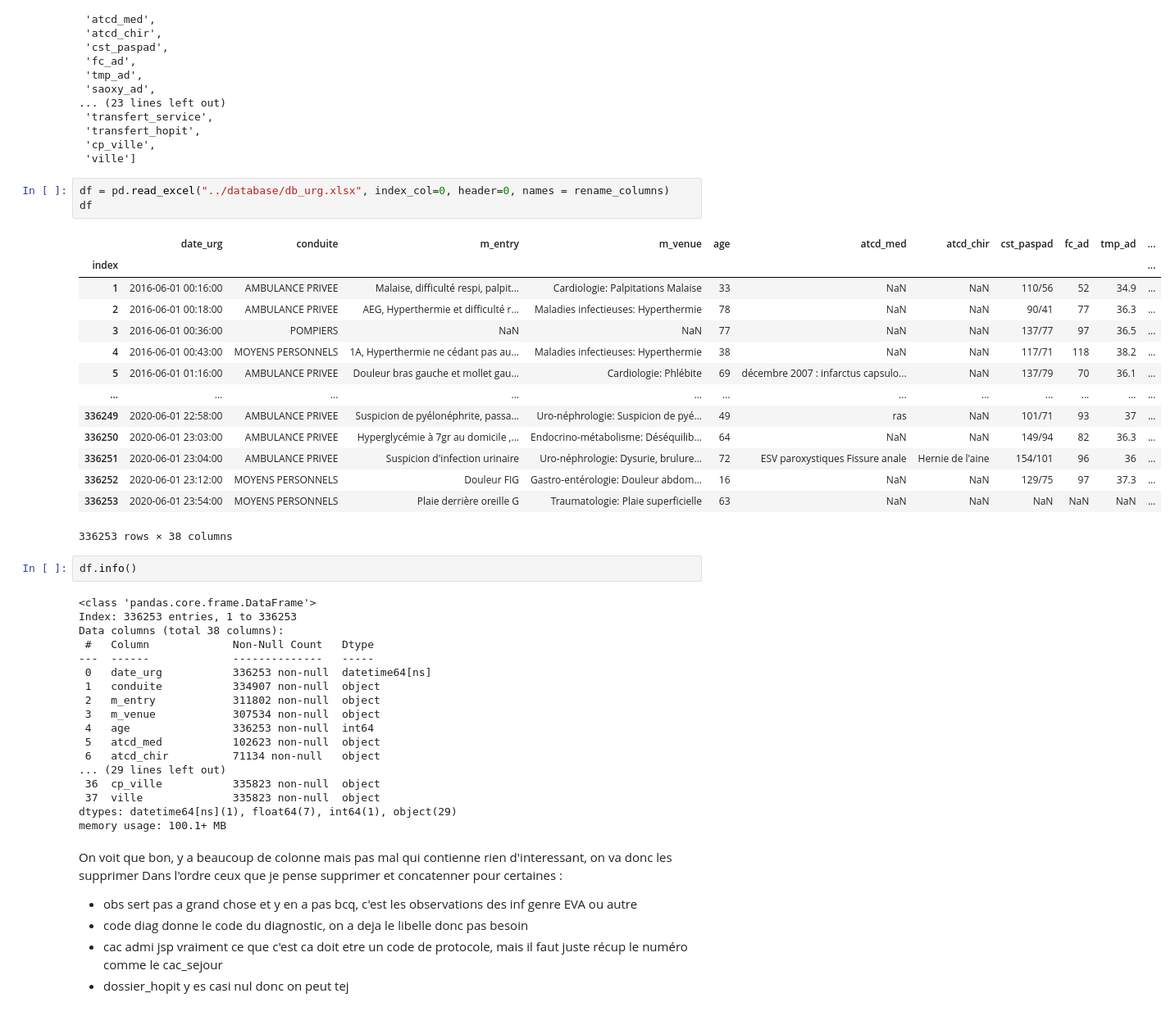
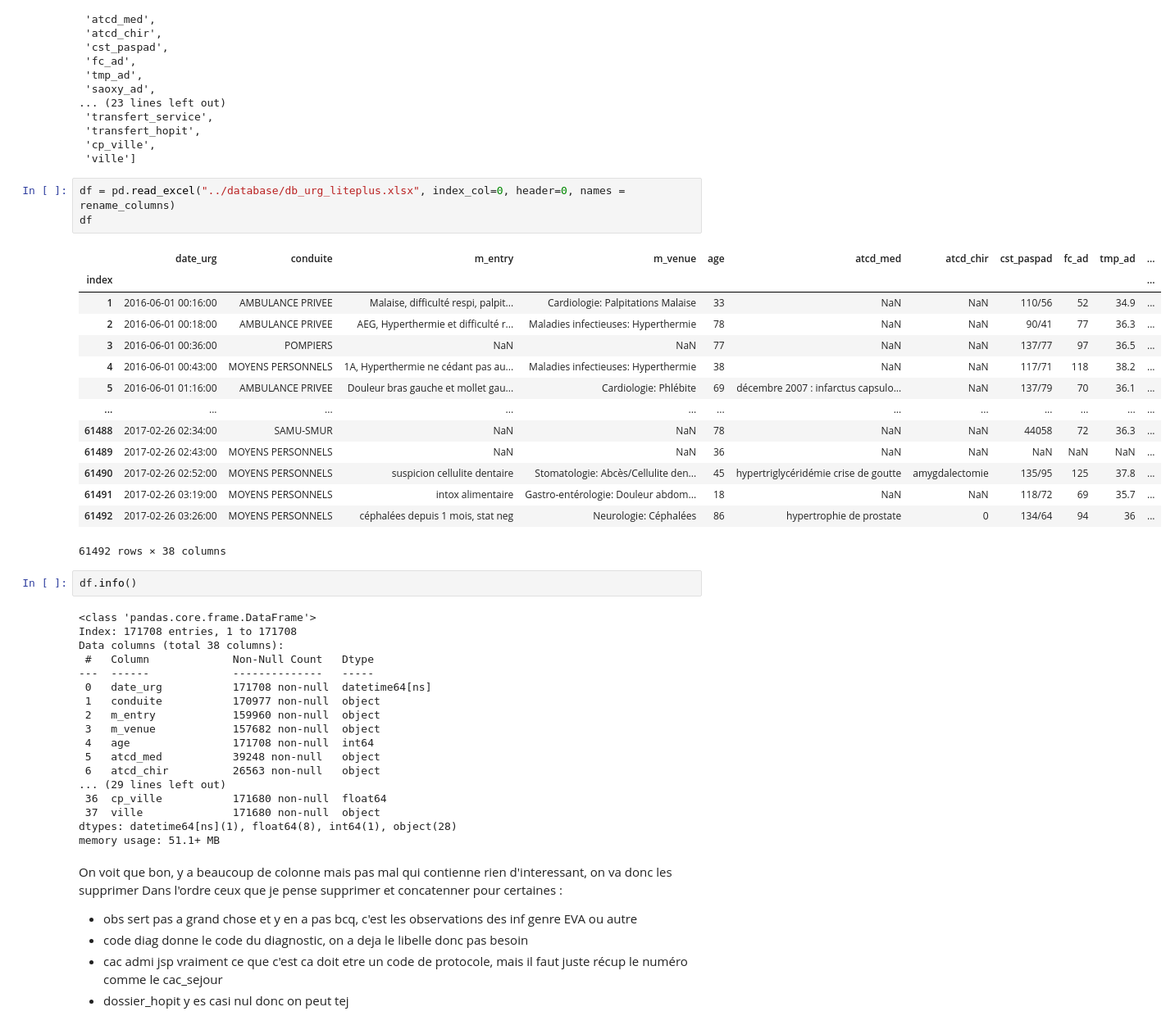
Before and after one commit to CharlesNkdl/FilRouge_Centrale, a Jupyter notebook: src/main.ipynb, the cells around one changed output. Shown at 82% size. Saved outputs shown, nothing was run; the diff lists cells and outputs as text.

```diff
--- a/src/main.ipynb
+++ b/src/main.ipynb
@@ -73,43 +73,43 @@ rename_columns
  'cp_ville',
  'ville']
 # %%
-df = pd.read_excel("../database/db_urg.xlsx", index_col=0, header=0, names = rename_columns)
+df = pd.read_excel("../database/db_urg_liteplus.xlsx", index_col=0, header=0, names = rename_columns)
 df
 # %% [output]
 |  | date_urg | conduite | m_entry | m_venue | age | atcd_med | atcd_chir | cst_paspad | fc_ad | tmp_ad | ... |
 | index |  |  |  |  |  |  |  |  |  |  | ... |
 | 1 | 2016-06-01 00:16:00 | AMBULANCE PRIVEE | Malaise, difficulté respi, palpit... | Cardiologie: Palpitations Malaise | 33 | NaN | NaN | 110/56 | 52 | 34.9 | ... |
 | 2 | 2016-06-01 00:18:00 | AMBULANCE PRIVEE | AEG, Hyperthermie et difficulté r... | Maladies infectieuses: Hyperthermie | 78 | NaN | NaN | 90/41 | 77 | 36.3 | ... |
 | 3 | 2016-06-01 00:36:00 | POMPIERS | NaN | NaN | 77 | NaN | NaN | 137/77 | 97 | 36.5 | ... |
 | 4 | 2016-06-01 00:43:00 | MOYENS PERSONNELS | 1A, Hyperthermie ne cédant pas au... | Maladies infectieuses: Hyperthermie | 38 | NaN | NaN | 117/71 | 118 | 38.2 | ... |
 | 5 | 2016-06-01 01:16:00 | AMBULANCE PRIVEE | Douleur bras gauche et mollet gau... | Cardiologie: Phlébite | 69 | décembre 2007 : infarctus capsulo... | NaN | 137/79 | 70 | 36.1 | ... |
 | ... | ... | ... | ... | ... | ... | ... | ... | ... | ... | ... | ... |
-| 336249 | 2020-06-01 22:58:00 | AMBULANCE PRIVEE | Suspicion de pyélonéphrite, passa... | Uro-néphrologie: Suspicion de pyé... | 49 | ras | NaN | 101/71 | 93 | 37 | ... |
-| 336250 | 2020-06-01 23:03:00 | AMBULANCE PRIVEE | Hyperglycémie à 7gr au domicile ,... | Endocrino-métabolisme: Déséquilib... | 64 | NaN | NaN | 149/94 | 82 | 36.3 | ... |
-| 336251 | 2020-06-01 23:04:00 | AMBULANCE PRIVEE | Suspicion d'infection urinaire | Uro-néphrologie: Dysurie, brulure... | 72 | ESV paroxystiques Fissure anale | Hernie de l'aine | 154/101 | 96 | 36 | ... |
-| 336252 | 2020-06-01 23:12:00 | MOYENS PERSONNELS | Douleur FIG | Gastro-entérologie: Douleur abdom... | 16 | NaN | NaN | 129/75 | 97 | 37.3 | ... |
-| 336253 | 2020-06-01 23:54:00 | MOYENS PERSONNELS | Plaie derrière oreille G | Traumatologie: Plaie superficielle | 63 | NaN | NaN | NaN | NaN | NaN | ... |
+| 61488 | 2017-02-26 02:34:00 | SAMU-SMUR | NaN | NaN | 78 | NaN | NaN | 44058 | 72 | 36.3 | ... |
+| 61489 | 2017-02-26 02:43:00 | MOYENS PERSONNELS | NaN | NaN | 36 | NaN | NaN | NaN | NaN | NaN | ... |
+| 61490 | 2017-02-26 02:52:00 | MOYENS PERSONNELS | suspicion cellulite dentaire | Stomatologie: Abcès/Cellulite den... | 45 | hypertriglycéridémie crise de goutte | amygdalectomie | 135/95 | 125 | 37.8 | ... |
+| 61491 | 2017-02-26 03:19:00 | MOYENS PERSONNELS | intox alimentaire | Gastro-entérologie: Douleur abdom... | 18 | NaN | NaN | 118/72 | 69 | 35.7 | ... |
+| 61492 | 2017-02-26 03:26:00 | MOYENS PERSONNELS | céphalées depuis 1 mois, stat neg | Neurologie: Céphalées | 86 | hypertrophie de prostate | 0 | 134/64 | 94 | 36 | ... |
-336253 rows × 38 columns
+61492 rows × 38 columns
 # %%
 df.info()
 # %% [output]
 <class 'pandas.core.frame.DataFrame'>
-Index: 336253 entries, 1 to 336253
+Index: 171708 entries, 1 to 171708
 Data columns (total 38 columns):
  #   Column             Non-Null Count   Dtype
 ---  ------             --------------   -----
- 0   date_urg           336253 non-null  datetime64[ns]
- 1   conduite           334907 non-null  object
- 2   m_entry            311802 non-null  object
- 3   m_venue            307534 non-null  object
- 4   age                336253 non-null  int64
- 5   atcd_med           102623 non-null  object
- 6   atcd_chir          71134 non-null   object
+ 0   date_urg           171708 non-null  datetime64[ns]
+ 1   conduite           170977 non-null  object
+ 2   m_entry            159960 non-null  object
+ 3   m_venue            157682 non-null  object
+ 4   age                171708 non-null  int64
+ 5   atcd_med           39248 non-null   object
+ 6   atcd_chir          26563 non-null   object
 ... (29 lines left out)
- 36  cp_ville           335823 non-null  object
- 37  ville              335823 non-null  object
-dtypes: datetime64[ns](1), float64(7), int64(1), object(29)
-memory usage: 100.1+ MB
+ 36  cp_ville           171680 non-null  float64
+ 37  ville              171680 non-null  object
+dtypes: datetime64[ns](1), float64(8), int64(1), object(28)
+memory usage: 51.1+ MB
 # %% [markdown]
 On voit que bon, y a beaucoup de colonne mais pas mal qui contienne rien d'interessant, on va donc les supprimer
 Dans l'ordre ceux que je pense supprimer et concatenner pour certaines :
```
Also changed, not shown: parts of 9 cells of this notebook, 3 other files.
